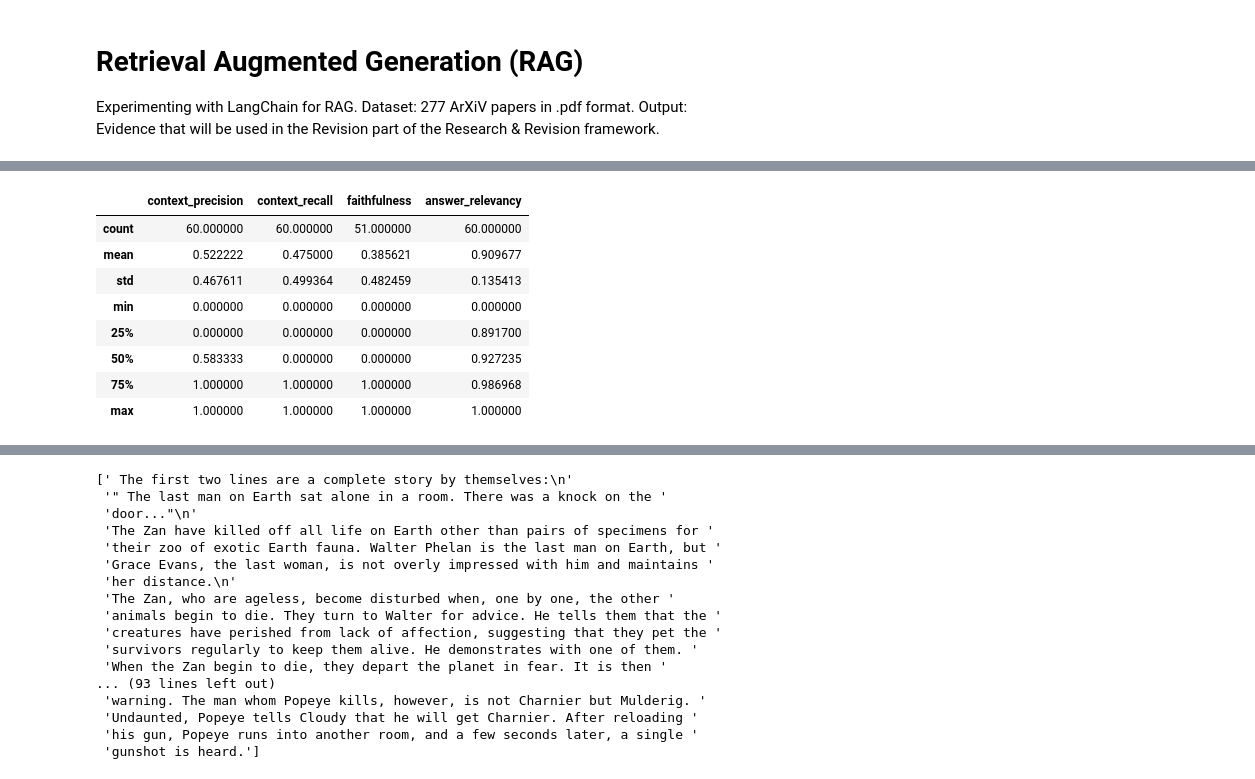
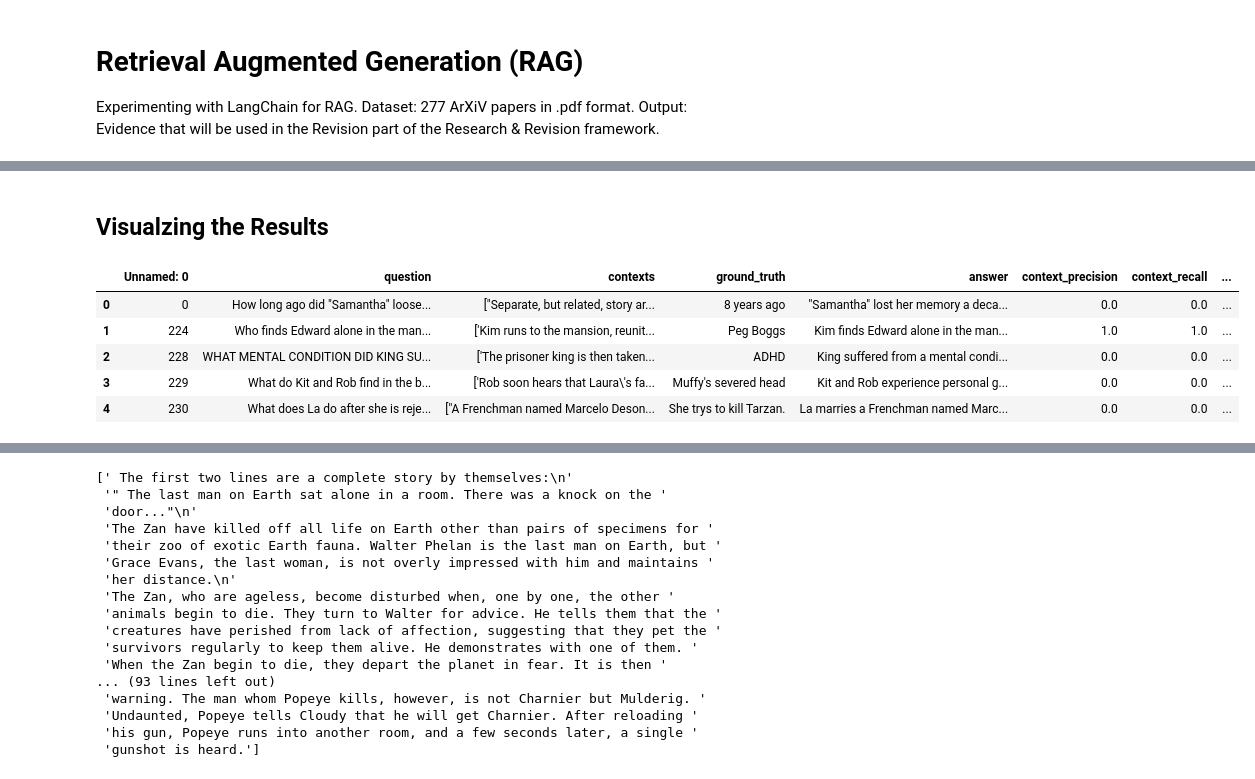
Before and after one commit to KremerML/RAGR2, a Jupyter notebook: notebooks/RAG_initial_exploration.ipynb, the cells around one changed output, grey strips where cells are left out. Drawn from its saved outputs; the diff is of its cells as text; code cells hidden in the pictures.

```diff
--- a/notebooks/RAG_initial_exploration.ipynb
+++ b/notebooks/RAG_initial_exploration.ipynb
@@ -227,12 +501,24 @@ ragas_results.head()
-# %%
-ragas_results.describe()
-# %% [output]
-|  | context_precision | context_recall | faithfulness | answer_relevancy |
-| count | 60.000000 | 60.000000 | 51.000000 | 60.000000 |
-| mean | 0.522222 | 0.475000 | 0.385621 | 0.909677 |
-| std | 0.467611 | 0.499364 | 0.482459 | 0.135413 |
-| min | 0.000000 | 0.000000 | 0.000000 | 0.000000 |
-| 25% | 0.000000 | 0.000000 | 0.000000 | 0.891700 |
-| 50% | 0.583333 | 0.000000 | 0.000000 | 0.927235 |
-| 75% | 1.000000 | 1.000000 | 1.000000 | 0.986968 |
-| max | 1.000000 | 1.000000 | 1.000000 | 1.000000 |
+# %% [markdown]
+## Visualzing the Results
+# %%
+ragr2_results = pd.read_csv('../archive/ragas_eval/all_ragr2_500_qaps.csv')
+original_rag_results = pd.read_csv('../archive/ragas_eval/RAG_answer_metrics_500.csv')
+# ragas_answer_correctness = pd.read_csv('../archive/ragas_eval/ragr_ans_correctness_500.csv')
+# ragas_answer_correctness.drop(['contexts','ground_truth', 'answer'], axis=1, inplace=True)
+
+# ragas_results = ragas_results.merge(ragas_answer_correctness, on='question', how='left')
+# ragas_results.fillna(value=0, inplace=True)
+
+# ragas_results.sort_values(by='faithfulness', inplace=True, na_position='first')
+# ragas_results.head()
+
+# ragas_results.to_csv('../archive/ragas_eval/all_ragr2_500_qaps.csv')
+# %%
+ragr2_results.head()
+# %% [output]
+|  | Unnamed: 0 | question | contexts | ground_truth | answer | context_precision | context_recall | ... |
+| 0 | 0 | How long ago did "Samantha" loose... | ["Separate, but related, story ar... | 8 years ago | "Samantha" lost her memory a deca... | 0.0 | 0.0 | ... |
+| 1 | 224 | Who finds Edward alone in the man... | ['Kim runs to the mansion, reunit... | Peg Boggs | Kim finds Edward alone in the man... | 1.0 | 1.0 | ... |
+| 2 | 228 | WHAT MENTAL CONDITION DID KING SU... | ['The prisoner king is then taken... | ADHD | King suffered from a mental condi... | 0.0 | 0.0 | ... |
+| 3 | 229 | What do Kit and Rob find in the b... | ['Rob soon hears that Laura\'s fa... | Muffy's severed head | Kit and Rob experience personal g... | 0.0 | 0.0 | ... |
+| 4 | 230 | What does La do after she is reje... | ["A Frenchman named Marcelo Deson... | She trys to kill Tarzan. | La marries a Frenchman named Marc... | 0.0 | 0.0 | ... |
```
Also changed, not shown: parts of 36 cells of this notebook.
